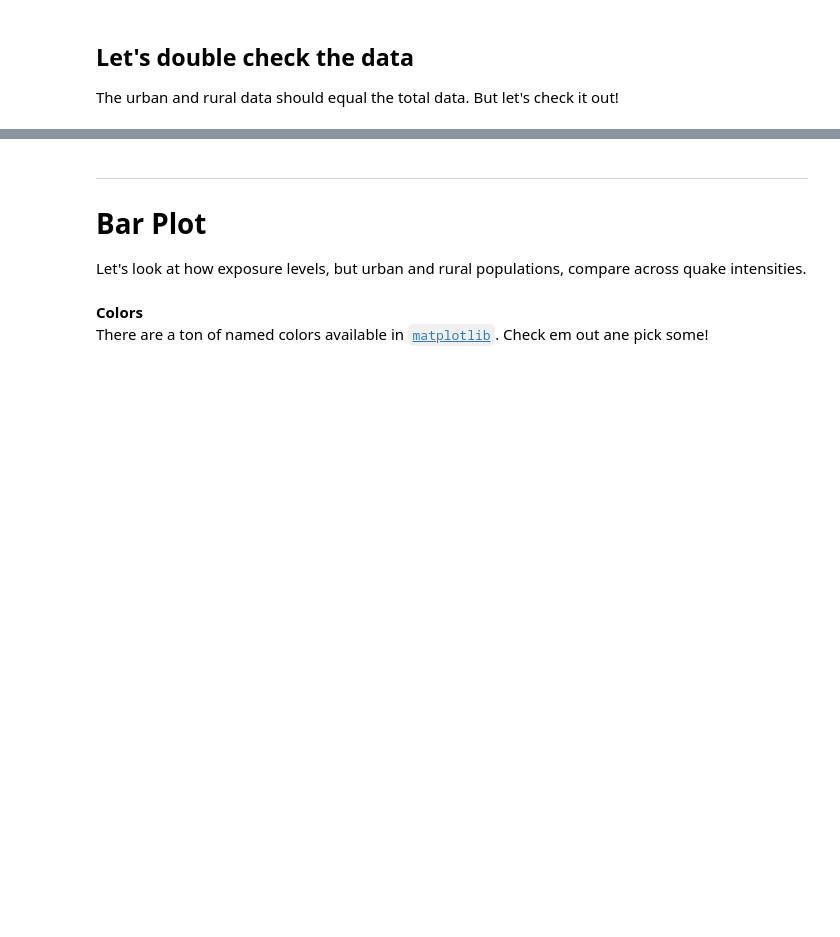
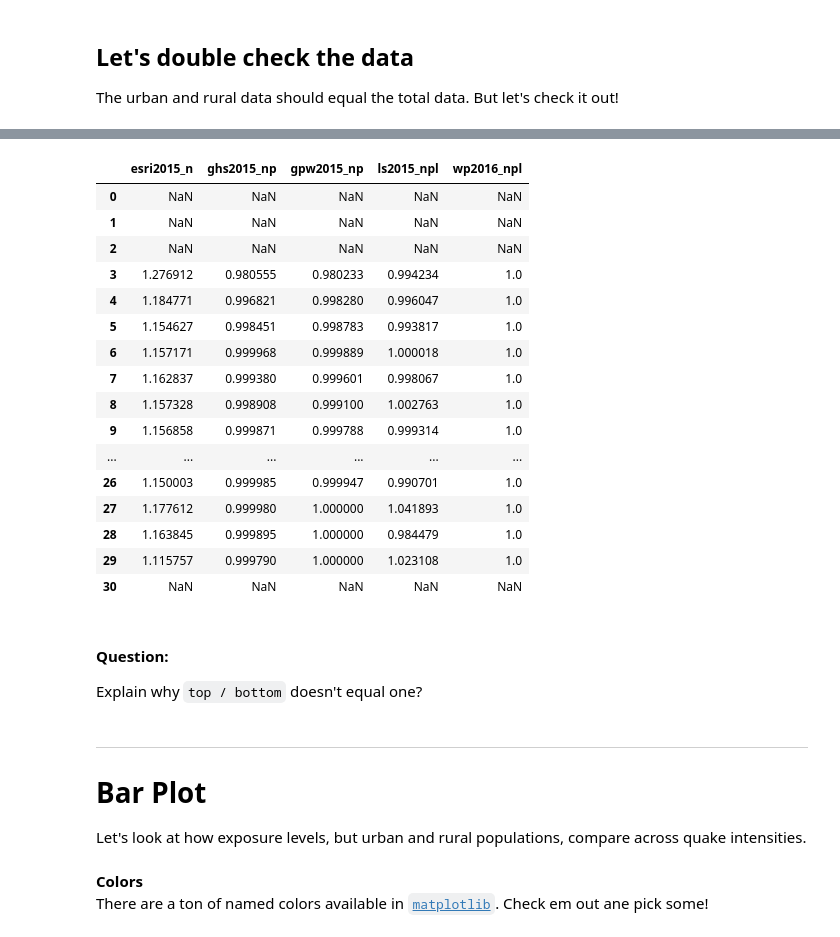
Before and after one commit to cascadet/GPHY-491-591, a Jupyter notebook: materials/Day7/GPHY-491-591-Lab4.ipynb, the cells around one changed output, grey strips where cells are left out. Drawn from its saved outputs; the diff is of its cells as text; code cells hidden in the pictures; blank space fills up the shorter version.

```diff
--- a/materials/Day7/GPHY-491-591-Lab4.ipynb
+++ b/materials/Day7/GPHY-491-591-Lab4.ipynb
@@ -481,6 +894,6 @@ nepal_polys_sum.to_file(data_path + '/processed/nepal_rural_quake_pop.shp')
 The urban and rural data should equal the total data. But let's check it out!
 # %%
 # All
-fn_in = os.path.join(data_path+'/processed/nepal_quake_pop.shp')
+fn_in = os.path.join(data_out + 'nepal_quake_pop.shp')
 all_pop = gpd.read_file(fn_in)
 all_pop.head()
@@ -487,5 +907,5 @@ all_pop.head()
 # %%
 # Urban
-fn_in = os.path.join(data_path + '/processed/nepal_urban_quake_pop.shp')
+fn_in = os.path.join(data_out + 'nepal_urban_quake_pop.shp')
 urban_pop = gpd.read_file(fn_in)
 urban_pop.head()
@@ -492,5 +919,5 @@ urban_pop.head()
 # %%
 # Rural
-fn_in = os.path.join(data_path + '/processed/nepal_rural_quake_pop.shp')
+fn_in = os.path.join(data_out + 'nepal_rural_quake_pop.shp')
 rural_pop = gpd.read_file(fn_in)
 rural_pop.head()
@@ -497,6 +931,30 @@ rural_pop.head()
 # %%
 # Check the data
-(rural_pop.iloc[:,1:6] + urban_pop.iloc[:,1:6]) / all_pop.iloc[:,1:6]
+top = (rural_pop.iloc[:,1:6] + urban_pop.iloc[:,1:6]).values
+bottom = all_pop.iloc[:,1:6]
+# %%
+top / bottom
+# %% [output]
+|  | esri2015_n | ghs2015_np | gpw2015_np | ls2015_npl | wp2016_npl |
+| 0 | NaN | NaN | NaN | NaN | NaN |
+| 1 | NaN | NaN | NaN | NaN | NaN |
+| 2 | NaN | NaN | NaN | NaN | NaN |
+| 3 | 1.276912 | 0.980555 | 0.980233 | 0.994234 | 1.0 |
+| 4 | 1.184771 | 0.996821 | 0.998280 | 0.996047 | 1.0 |
+| 5 | 1.154627 | 0.998451 | 0.998783 | 0.993817 | 1.0 |
+| 6 | 1.157171 | 0.999968 | 0.999889 | 1.000018 | 1.0 |
+| 7 | 1.162837 | 0.999380 | 0.999601 | 0.998067 | 1.0 |
+| 8 | 1.157328 | 0.998908 | 0.999100 | 1.002763 | 1.0 |
+| 9 | 1.156858 | 0.999871 | 0.999788 | 0.999314 | 1.0 |
+| ... | ... | ... | ... | ... | ... |
+| 26 | 1.150003 | 0.999985 | 0.999947 | 0.990701 | 1.0 |
+| 27 | 1.177612 | 0.999980 | 1.000000 | 1.041893 | 1.0 |
+| 28 | 1.163845 | 0.999895 | 1.000000 | 0.984479 | 1.0 |
+| 29 | 1.115757 | 0.999790 | 1.000000 | 1.023108 | 1.0 |
+| 30 | NaN | NaN | NaN | NaN | NaN |
+# %% [markdown]
+#### Question:
+Explain why `top / bottom` doesn't equal one?
 # %% [markdown]
 <hr style="border-top: 0.2px solid gray; margin-top: 12pt; margin-bottom: 0pt"></hr>
 
```
Also changed, not shown: parts of 126 cells of this notebook, 2 other files.
